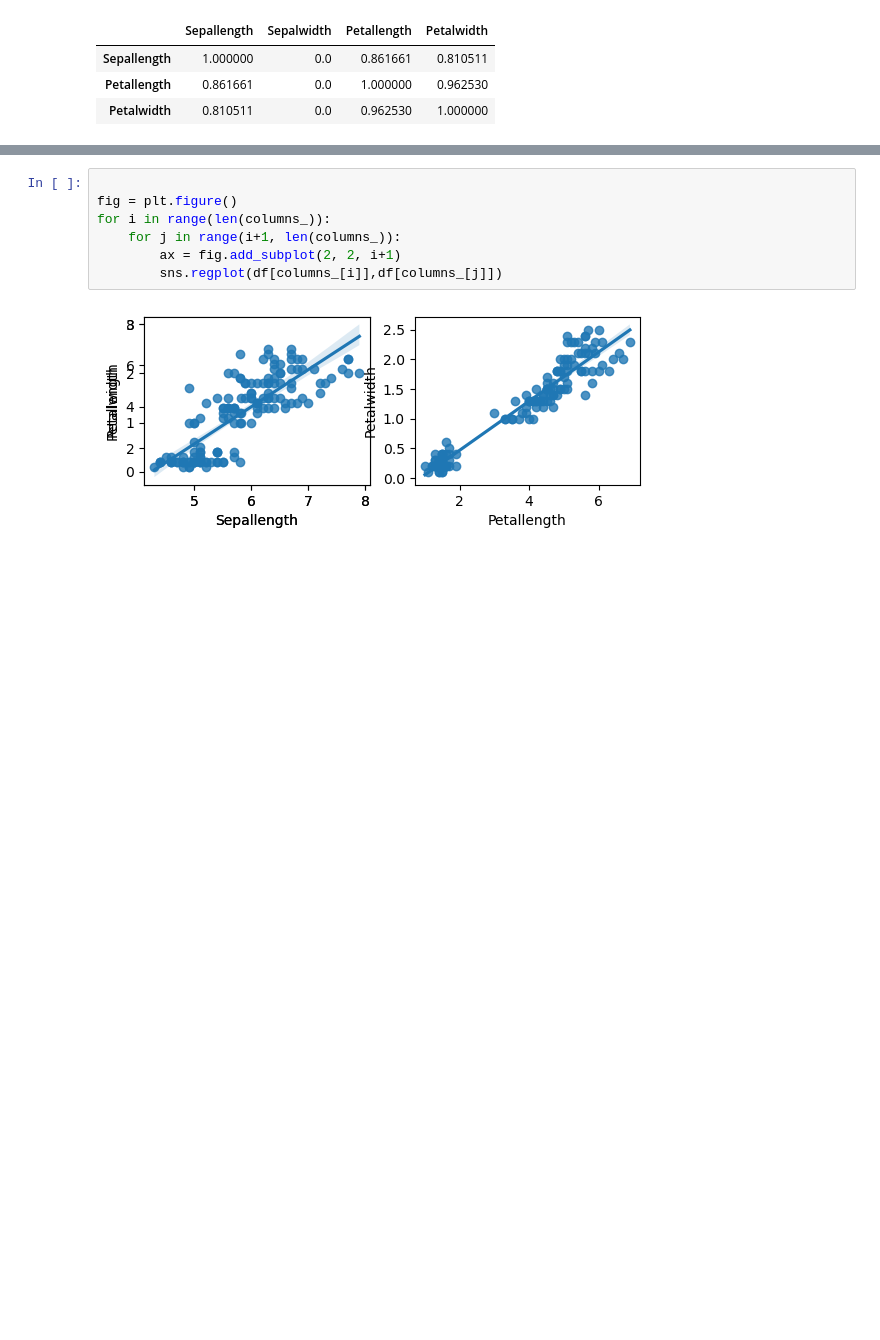
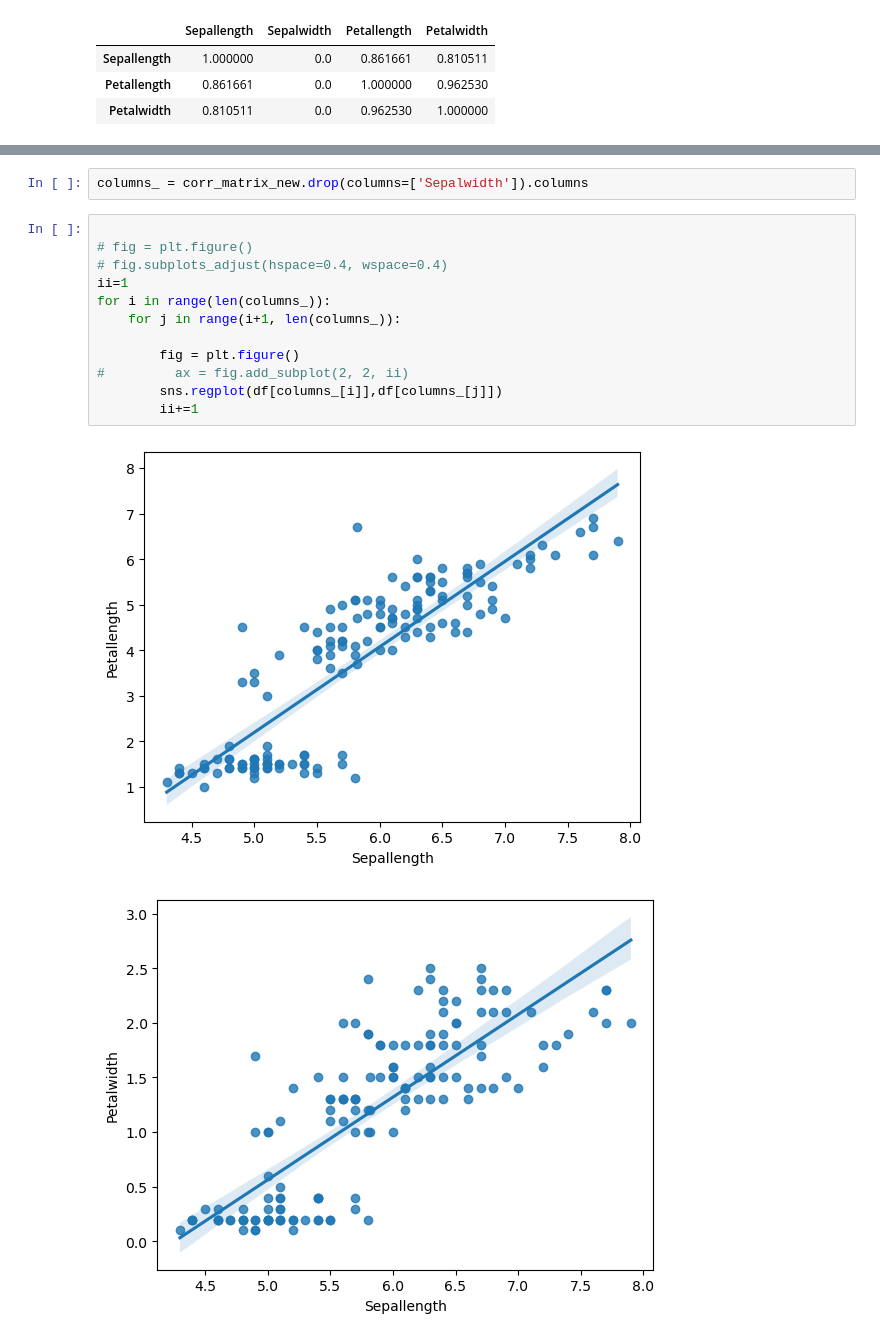
Before and after one commit to mixer123/UWM_analiza_duzych_zbiorow_danych_1, a Jupyter notebook: activity12_NO_SPARK.ipynb, the cells around one changed output, grey strips where cells are left out. Cells and saved outputs as stored; diff of their text form; blank space fills up the shorter version.

```diff
--- a/activity12_NO_SPARK.ipynb
+++ b/activity12_NO_SPARK.ipynb
@@ -190,9 +184,17 @@ Index(['Sepallength', 'Petallength', 'Petalwidth'], dtype='object')
+# %%
+columns_ = corr_matrix_new.drop(columns=['Sepalwidth']).columns
 # %%
 
-fig = plt.figure()
+# fig = plt.figure()
+# fig.subplots_adjust(hspace=0.4, wspace=0.4)
+ii=1
 for i in range(len(columns_)):
     for j in range(i+1, len(columns_)):
-        ax = fig.add_subplot(2, 2, i+1)
+
+        fig = plt.figure()
+#         ax = fig.add_subplot(2, 2, ii)
         sns.regplot(df[columns_[i]],df[columns_[j]])
+        ii+=1
 # %% [output]
-[figure, old version]
+[figure, new version]
+[figure, added]
```
Also changed, not shown: parts of 9 cells of this notebook, 1 other file.
